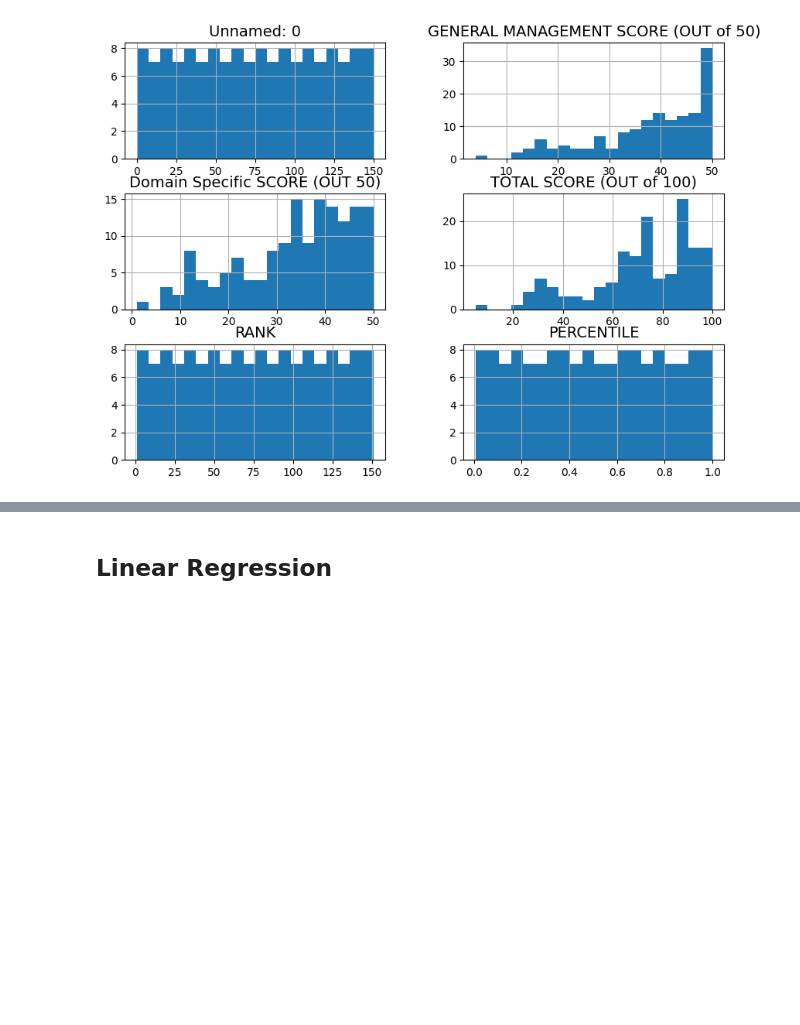
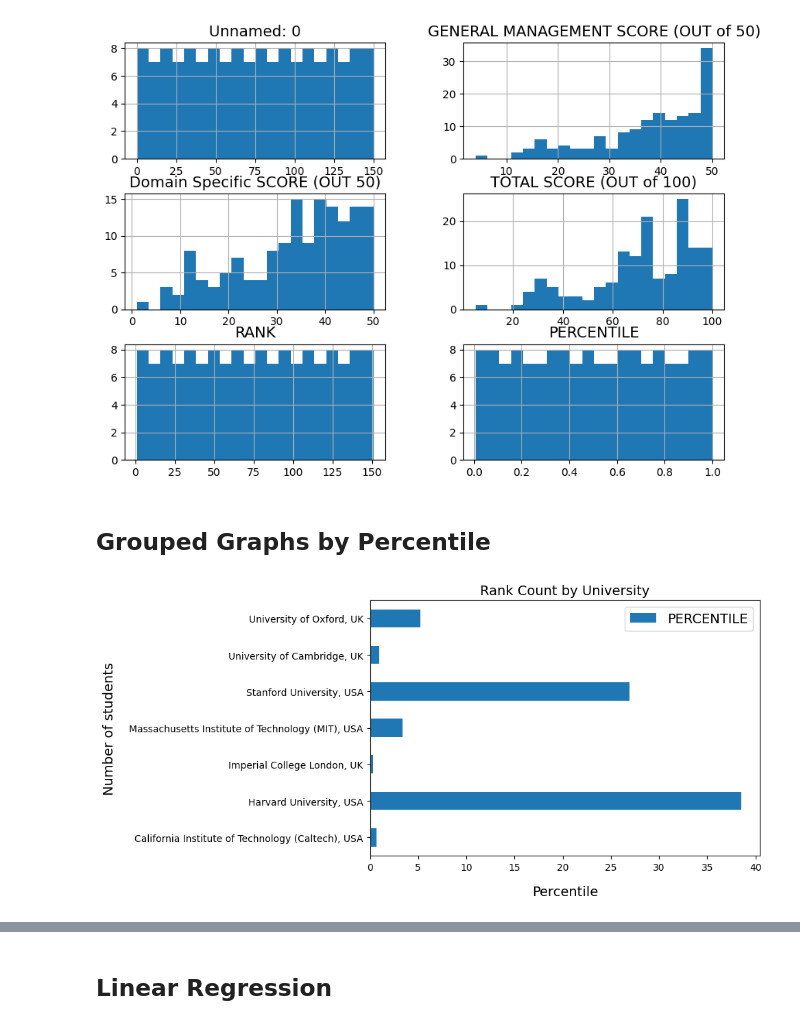
Before and after one commit to aumashankar8/studentsTestData, a Jupyter notebook: studentDataAnalysis.ipynb, the cells around one changed output, grey strips where cells are left out. Cells and saved outputs as stored; diff of their text form; code cells hidden in the pictures; blank space fills up the shorter version.

```diff
--- a/studentDataAnalysis.ipynb
+++ b/studentDataAnalysis.ipynb
@@ -139,3 +139,16 @@ students.hist(bins = 20, figsize=(10,7))
 plt.show()
 # %% [output]
 [figure]
+# %% [markdown]
+## Grouped Graphs by Percentile
+# %%
+# University Histograms
+university_rank = students.groupby(["UNIVERSITY"])[["PERCENTILE"]].sum().reset_index()
+
+university_rank.plot(kind = "barh", x = "UNIVERSITY", y = "PERCENTILE", figsize=(10, 5), rot = 0)
+plt.xlabel("Percentile", labelpad=14)
+plt.ylabel("Number of students", labelpad=14)
+plt.title("Rank Count by University")
+save_fig("university_percentile_graph")
+# %% [output]
+[figure, added]
```
Also changed, not shown: parts of 20 cells of this notebook, 5 other files.
